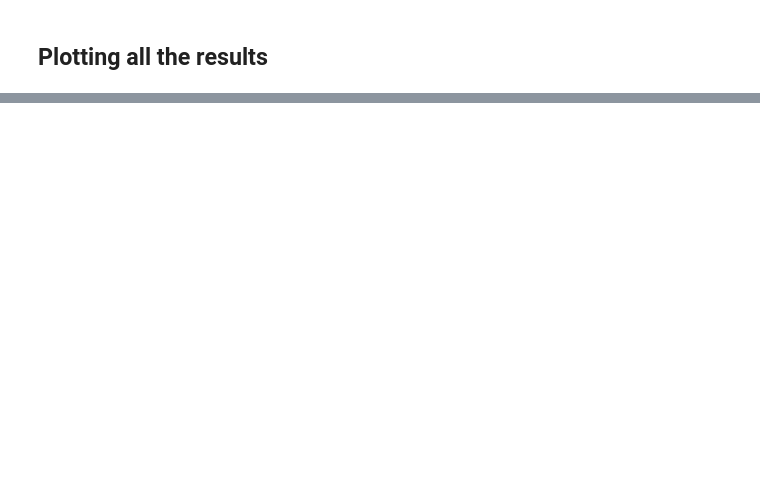
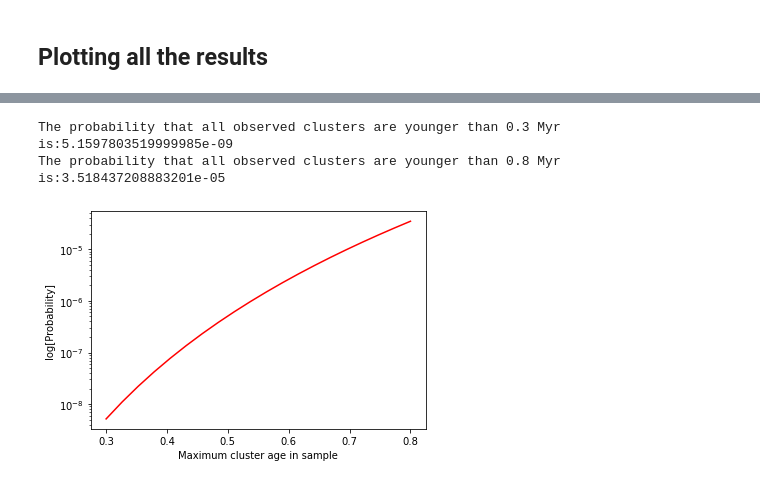
Before and after one commit to lmlb-astro/timescale-CII-, a Jupyter notebook: calculateSizeAndTimescaleOfTheRegion.ipynb, the cells around one changed output, grey strips where cells are left out. Saved outputs shown, nothing was run; the diff lists cells and outputs as text; code cells hidden in the pictures; blank space fills up the shorter version.

Commit message:
Include probability calculations
Included code to calculate the probability all included clusters are younger than a certain age in an automatic way and plot the results

```diff
--- a/calculateSizeAndTimescaleOfTheRegion.ipynb
+++ b/calculateSizeAndTimescaleOfTheRegion.ipynb
@@ -34,6 +34,14 @@ x1_M42 = 260
 x2_M42 = 260+720
 y1_M42 = 20
 y2_M42 = 20+640
+
+## input for statistical comparison dynamical timescales vs cluster ages
+dyn_min = 0.3 ## Myr
+dyn_max = 0.8 ## Myr
+num_points_dyn_stat = 20
+max_age_O_cluster = 2.5 ## Myr
+
+#five_sig_prob = 3.0e-7
 # %%
 ## make dictionary with distance (distance in parsec) and age (min, estimate, max) (in Myr) and velocities that define the
 ## NOTE: work with the FWHM/2 for the analysis which explains the 0.5*2.35 in [-2] and [-3]
@@ -465,10 +545,26 @@ plt.show()
-# %%
-## calculate chance all clusters are younger than 0.6 Myr or 1 Myr
-## assuming the typical age of a cluster can range anywhere between 0 and 2.5 Myr
-
-## 0.8 Myr
-odds = (0.8/2.5)**len(names)
-print(odds)
-
-odds = (0.4/2.5)**len(names)
-print(odds)
+# %%
+## calculate the probability all clusters are younger than the obseved dynamical timescales
+## assuming the typical age of a cluster can range anywhere between 0 and 2.5 Myr (see input) and that they are uniformly distributed in probability
+
+age_list = np.linspace(dyn_min,dyn_max,num_points_dyn_stat)
+odds_list = []
+for age in age_list:
+    odds = (age/max_age_O_cluster)**len(names)
+    odds_list.append(odds)
+
+print("The probability that all observed clusters are younger than " + str(dyn_min) + " Myr is:" + str(odds_list[0]))
+print("The probability that all observed clusters are younger than " + str(dyn_max) + " Myr is:" + str(odds_list[-1]))
+# %% [output]
+The probability that all observed clusters are younger than 0.3 Myr is:5.1597803519999985e-09
+The probability that all observed clusters are younger than 0.8 Myr is:3.518437208883201e-05
+# %%
+## plot the probability as a function of upper limit on the dynamical timescale range
+
+plt.plot(age_list,odds_list,'r-')
+plt.yscale('log')
+plt.xlabel("Maximum cluster age in sample")
+plt.ylabel("log[Probability]")
+
+plt.show()
+# %% [output]
+[figure, added]
```
Also changed, not shown: parts of 16 cells of this notebook.
